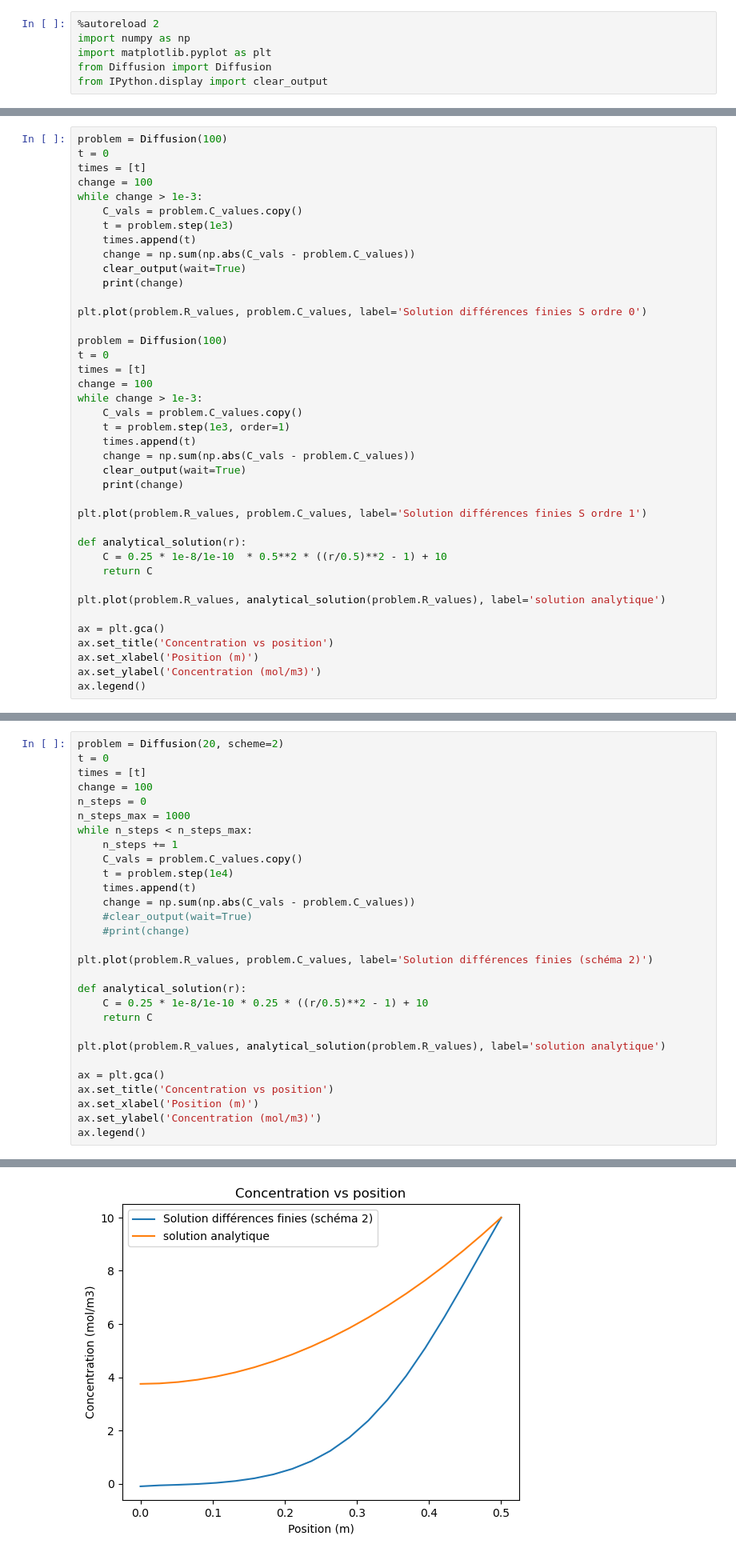
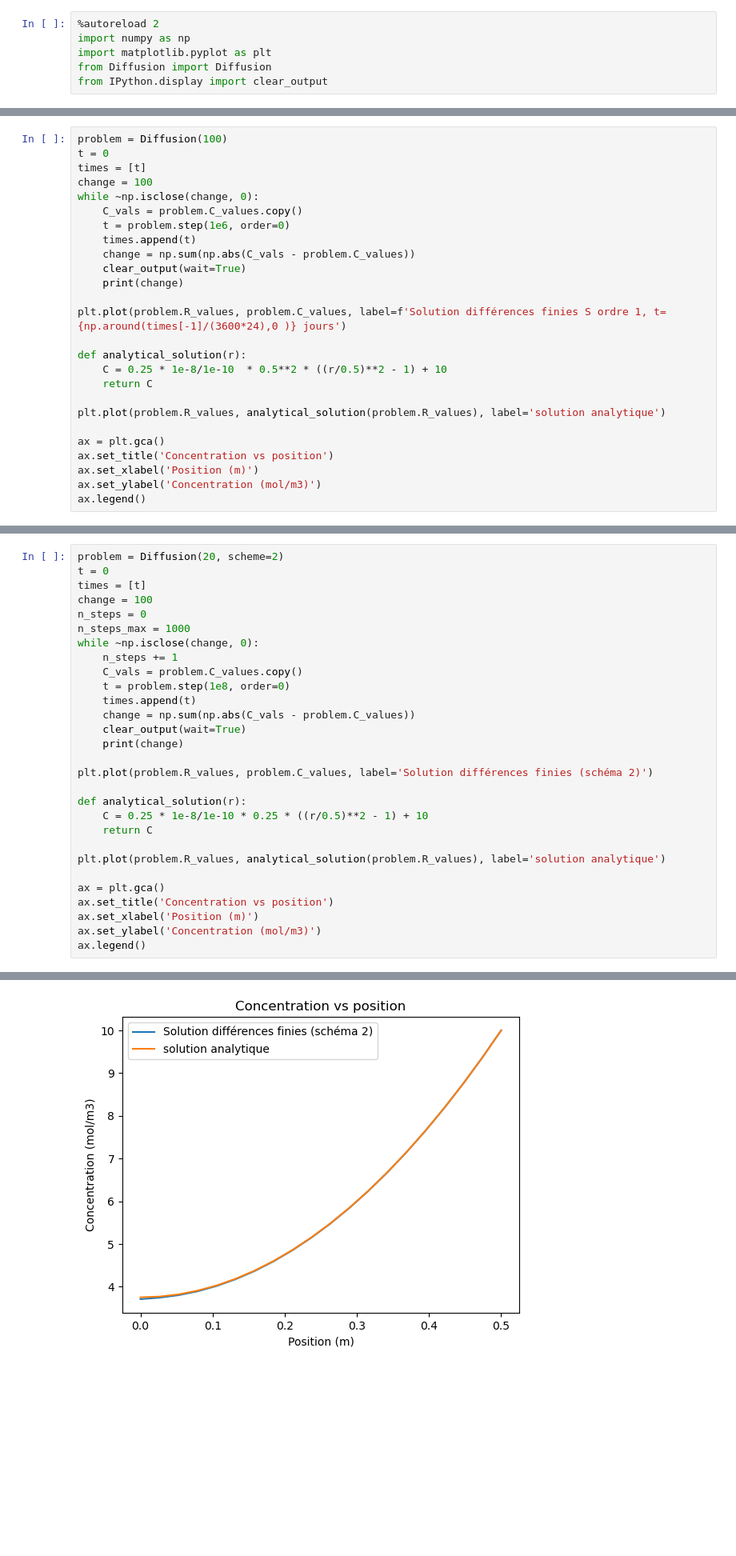
Before and after one commit to olivecha/MEC8211, a Jupyter notebook: scratch.ipynb, the cells around one changed output, grey strips where cells are left out. Shown at 80% size. Drawn from its saved outputs; the diff is of its cells as text; blank space fills up the shorter version.

```diff
--- a/scratch.ipynb
+++ b/scratch.ipynb
@@ -24,29 +83,15 @@ problem = Diffusion(100)
 t = 0
 times = [t]
 change = 100
-while change > 1e-3:
+while ~np.isclose(change, 0):
     C_vals = problem.C_values.copy()
-    t = problem.step(1e3)
+    t = problem.step(1e6, order=0)
     times.append(t)
     change = np.sum(np.abs(C_vals - problem.C_values))
     clear_output(wait=True)
     print(change)
 
-plt.plot(problem.R_values, problem.C_values, label='Solution différences finies S ordre 0')
-
-problem = Diffusion(100)
-t = 0
-times = [t]
-change = 100
-while change > 1e-3:
-    C_vals = problem.C_values.copy()
-    t = problem.step(1e3, order=1)
-    times.append(t)
-    change = np.sum(np.abs(C_vals - problem.C_values))
-    clear_output(wait=True)
-    print(change)
-
-plt.plot(problem.R_values, problem.C_values, label='Solution différences finies S ordre 1')
+plt.plot(problem.R_values, problem.C_values, label=f'Solution différences finies S ordre 1, t={np.around(times[-1]/(3600*24),0 )} jours')
 
 def analytical_solution(r):
     C = 0.25 * 1e-8/1e-10  * 0.5**2 * ((r/0.5)**2 - 1) + 10
@@ -70,14 +115,14 @@ times = [t]
 change = 100
 n_steps = 0
 n_steps_max = 1000
-while n_steps < n_steps_max:
+while ~np.isclose(change, 0):
     n_steps += 1
     C_vals = problem.C_values.copy()
-    t = problem.step(1e4)
+    t = problem.step(1e8, order=0)
     times.append(t)
     change = np.sum(np.abs(C_vals - problem.C_values))
-    #clear_output(wait=True)
-    #print(change)
+    clear_output(wait=True)
+    print(change)
 
 plt.plot(problem.R_values, problem.C_values, label='Solution différences finies (schéma 2)')
 
@@ -97 +143 @@ ax.legend()
-[figure, old version]
+[figure, new version]
```
Also changed, not shown: parts of 4 cells of this notebook, 1 other file.
